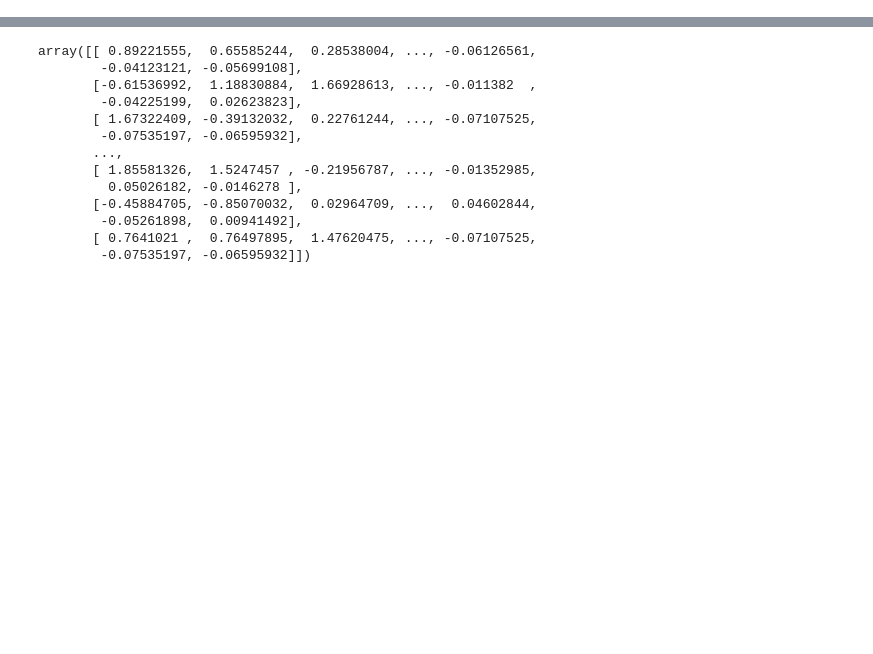
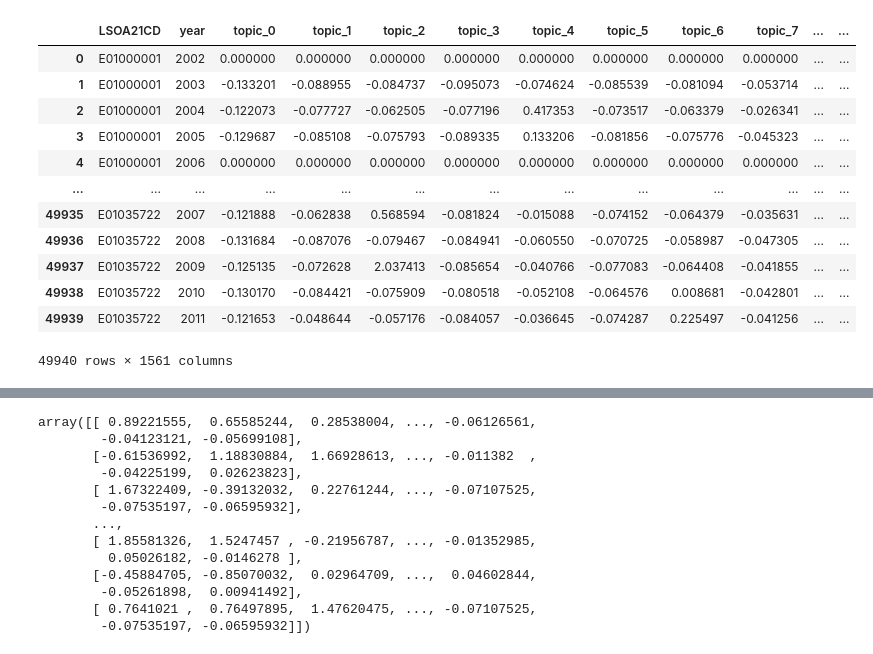
Before and after one commit to wbwhaha/NLP_Gentrification_London_Prediction, a Jupyter notebook: Code/6_1_b_Prediction Model Input Preparation (NLP).ipynb, the cells around one changed output, grey strips where cells are left out. Drawn from its saved outputs; the diff is of its cells as text; code cells hidden in the pictures; blank space fills up the shorter version.

```diff
--- a/Code/6_1_b_Prediction Model Input Preparation (NLP).ipynb
+++ b/Code/6_1_b_Prediction Model Input Preparation (NLP).ipynb
@@ -81,0 +139,35 @@ X_predict_not_grouped = df_features_[df_features_['year'].isin(range(2012, 2022)
+# %%
+# === Build datasets for both periods ===
+years_train   = list(range(2002, 2012))   # 2002–2011
+years_predict = list(range(2012, 2022))   # 2012–2021
+
+df_train_full = aggregate_and_fill_with_mask(df_nlp, years_train, lsoa_id, vector_cols, topic_cols)
+df_predict_full = aggregate_and_fill_with_mask(df_nlp, years_predict, lsoa_id, vector_cols, topic_cols)
+# %%
+# === Standardize topic columns ===
+# Fit and transform only for rows with has_text == 1; keep zeros for has_text == 0
+scaler_topic = StandardScaler(with_mean=True, with_std=True)
+
+# Train period: fit using rows that have text
+mask_tr = df_train_full["has_text"] == 1
+if mask_tr.any():
+    scaler_topic.fit(df_train_full.loc[mask_tr, topic_cols])
+    df_train_full.loc[mask_tr, topic_cols] = scaler_topic.transform(
+        df_train_full.loc[mask_tr, topic_cols]
+    ).astype(np.float32)
+# Rows without text remain zero
+
+# Predict period: transform using the same scaler
+mask_te = df_predict_full["has_text"] == 1
+if mask_te.any():
+    df_predict_full.loc[mask_te, topic_cols] = scaler_topic.transform(
+        df_predict_full.loc[mask_te, topic_cols]
+    ).astype(np.float32)
+# Rows without text remain zero
+
+print("Train period shape:", df_train_full.shape)
+print("Predict period shape:", df_predict_full.shape)
+
+# Save scaler for inference stage
+# import joblib
+# joblib.dump(scaler_topic, "topic_scaler.pkl")
@@ -81,0 +185,16 @@ X_predict_not_grouped = df_features_[df_features_['year'].isin(range(2012, 2022)
+# %%
+df_train_full
+# %% [output]
+|  | LSOA21CD | year | topic_0 | topic_1 | topic_2 | topic_3 | topic_4 | topic_5 | topic_6 | topic_7 | ... | ... |
+| 0 | E01000001 | 2002 | 0.000000 | 0.000000 | 0.000000 | 0.000000 | 0.000000 | 0.000000 | 0.000000 | 0.000000 | ... | ... |
+| 1 | E01000001 | 2003 | -0.133201 | -0.088955 | -0.084737 | -0.095073 | -0.074624 | -0.085539 | -0.081094 | -0.053714 | ... | ... |
+| 2 | E01000001 | 2004 | -0.122073 | -0.077727 | -0.062505 | -0.077196 | 0.417353 | -0.073517 | -0.063379 | -0.026341 | ... | ... |
+| 3 | E01000001 | 2005 | -0.129687 | -0.085108 | -0.075793 | -0.089335 | 0.133206 | -0.081856 | -0.075776 | -0.045323 | ... | ... |
+| 4 | E01000001 | 2006 | 0.000000 | 0.000000 | 0.000000 | 0.000000 | 0.000000 | 0.000000 | 0.000000 | 0.000000 | ... | ... |
+| ... | ... | ... | ... | ... | ... | ... | ... | ... | ... | ... | ... | ... |
+| 49935 | E01035722 | 2007 | -0.121888 | -0.062838 | 0.568594 | -0.081824 | -0.015088 | -0.074152 | -0.064379 | -0.035631 | ... | ... |
+| 49936 | E01035722 | 2008 | -0.131684 | -0.087076 | -0.079467 | -0.084941 | -0.060550 | -0.070725 | -0.058987 | -0.047305 | ... | ... |
+| 49937 | E01035722 | 2009 | -0.125135 | -0.072628 | 2.037413 | -0.085654 | -0.040766 | -0.077083 | -0.064408 | -0.041855 | ... | ... |
+| 49938 | E01035722 | 2010 | -0.130170 | -0.084421 | -0.075909 | -0.080518 | -0.052108 | -0.064576 | 0.008681 | -0.042801 | ... | ... |
+| 49939 | E01035722 | 2011 | -0.121653 | -0.048644 | -0.057176 | -0.084057 | -0.036645 | -0.074287 | 0.225497 | -0.041256 | ... | ... |
+49940 rows × 1561 columns
```
Also changed, not shown: parts of 52 cells of this notebook, 4 other files.
